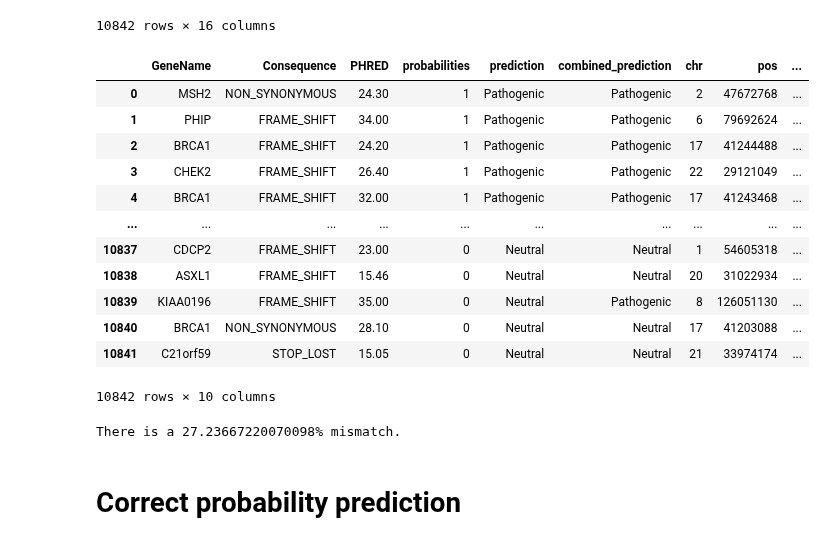
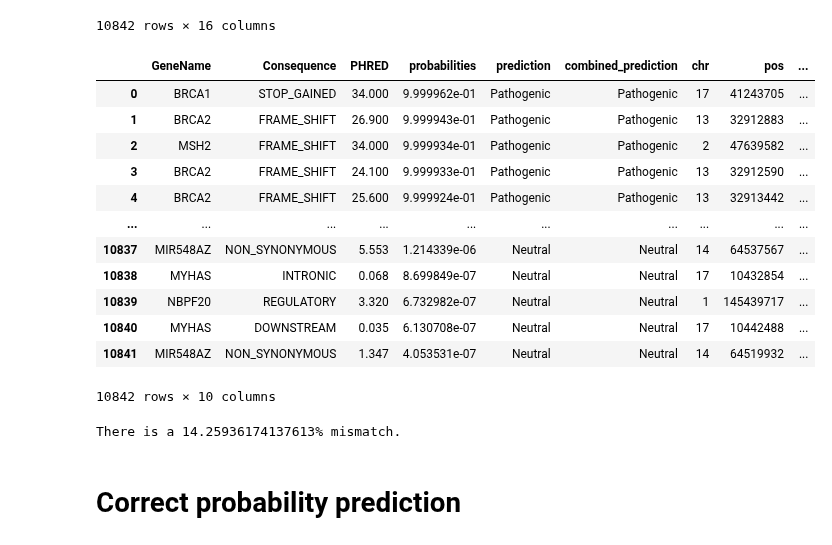
Before and after one commit to SietsmaRJ/dsls_master_thesis, a Jupyter notebook: side_scripts/Model_training.ipynb, the cells around one changed output. Drawn from its saved outputs; the diff is of its cells as text; code cells hidden in the pictures.

```diff
--- a/side_scripts/Model_training.ipynb
+++ b/side_scripts/Model_training.ipynb
@@ -304,27 +314,28 @@ test_original
 | 10841 | 16 | 223597 | T | C | 0.001252 | STOP_LOST | LP/P | NaN | NaN | NaN | ... |
 10842 rows × 16 columns
 # %%
-test_new = pd.read_csv('/home/rjsietsma/PycharmProjects/dsls_master_thesis/side_scripts/test_output/test_results_v2.txt', sep='\t', low_memory=False)
+test_new = pd.read_csv('./datafiles/test_results_v4.txt.gz', compression='gzip',
+                       sep='\t', low_memory=False)
 important_info = test_new['chr_pos_ref_alt'].str.split("_", expand=True)
 test_new['chr'] = important_info[0]
 test_new['pos'] = important_info[1].astype(np.int64)
 test_new['ref'] = important_info[2]
 test_new['alt'] = important_info[3]
 test_new.drop(columns=['chr_pos_ref_alt'], inplace=True)
 test_new
 # %% [output]
 |  | GeneName | Consequence | PHRED | probabilities | prediction | combined_prediction | chr | pos | ... |
-| 0 | MSH2 | NON_SYNONYMOUS | 24.30 | 1 | Pathogenic | Pathogenic | 2 | 47672768 | ... |
-| 1 | PHIP | FRAME_SHIFT | 34.00 | 1 | Pathogenic | Pathogenic | 6 | 79692624 | ... |
-| 2 | BRCA1 | FRAME_SHIFT | 24.20 | 1 | Pathogenic | Pathogenic | 17 | 41244488 | ... |
-| 3 | CHEK2 | FRAME_SHIFT | 26.40 | 1 | Pathogenic | Pathogenic | 22 | 29121049 | ... |
-| 4 | BRCA1 | FRAME_SHIFT | 32.00 | 1 | Pathogenic | Pathogenic | 17 | 41243468 | ... |
+| 0 | BRCA1 | STOP_GAINED | 34.000 | 9.999962e-01 | Pathogenic | Pathogenic | 17 | 41243705 | ... |
+| 1 | BRCA2 | FRAME_SHIFT | 26.900 | 9.999943e-01 | Pathogenic | Pathogenic | 13 | 32912883 | ... |
+| 2 | MSH2 | FRAME_SHIFT | 34.000 | 9.999934e-01 | Pathogenic | Pathogenic | 2 | 47639582 | ... |
+| 3 | BRCA2 | FRAME_SHIFT | 24.100 | 9.999933e-01 | Pathogenic | Pathogenic | 13 | 32912590 | ... |
+| 4 | BRCA2 | FRAME_SHIFT | 25.600 | 9.999924e-01 | Pathogenic | Pathogenic | 13 | 32913442 | ... |
 | ... | ... | ... | ... | ... | ... | ... | ... | ... | ... |
-| 10837 | CDCP2 | FRAME_SHIFT | 23.00 | 0 | Neutral | Neutral | 1 | 54605318 | ... |
-| 10838 | ASXL1 | FRAME_SHIFT | 15.46 | 0 | Neutral | Neutral | 20 | 31022934 | ... |
-| 10839 | KIAA0196 | FRAME_SHIFT | 35.00 | 0 | Neutral | Pathogenic | 8 | 126051130 | ... |
-| 10840 | BRCA1 | NON_SYNONYMOUS | 28.10 | 0 | Neutral | Neutral | 17 | 41203088 | ... |
-| 10841 | C21orf59 | STOP_LOST | 15.05 | 0 | Neutral | Neutral | 21 | 33974174 | ... |
+| 10837 | MIR548AZ | NON_SYNONYMOUS | 5.553 | 1.214339e-06 | Neutral | Neutral | 14 | 64537567 | ... |
+| 10838 | MYHAS | INTRONIC | 0.068 | 8.699849e-07 | Neutral | Neutral | 17 | 10432854 | ... |
+| 10839 | NBPF20 | REGULATORY | 3.320 | 6.732982e-07 | Neutral | Neutral | 1 | 145439717 | ... |
+| 10840 | MYHAS | DOWNSTREAM | 0.035 | 6.130708e-07 | Neutral | Neutral | 17 | 10442488 | ... |
+| 10841 | MIR548AZ | NON_SYNONYMOUS | 1.347 | 4.053531e-07 | Neutral | Neutral | 14 | 64519932 | ... |
 10842 rows × 10 columns
 # %%
 merge = test_original[['chr', 'pos','ref','alt','prediction']].merge(test_new[['chr', 'pos','ref','alt','prediction']],
@@ -333,7 +344,7 @@ merge[merge['prediction_x'] != merge['prediction_y']]
 print(f"There is a "
       f"{merge[merge['prediction_x'] != merge['prediction_y']].shape[0] / test_original.shape[0] * 100}% mismatch.")
 # %% [output]
-There is a 27.23667220070098% mismatch.
+There is a 14.25936174137613% mismatch.
 # %% [markdown]
 # Correct probability prediction
 # %% [markdown]
```
Also changed, not shown: parts of 27 cells of this notebook, 13 other files.
